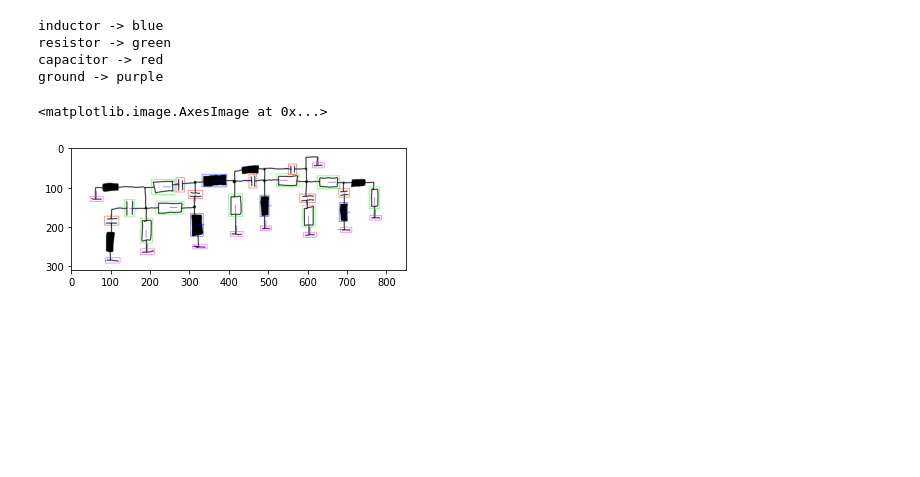
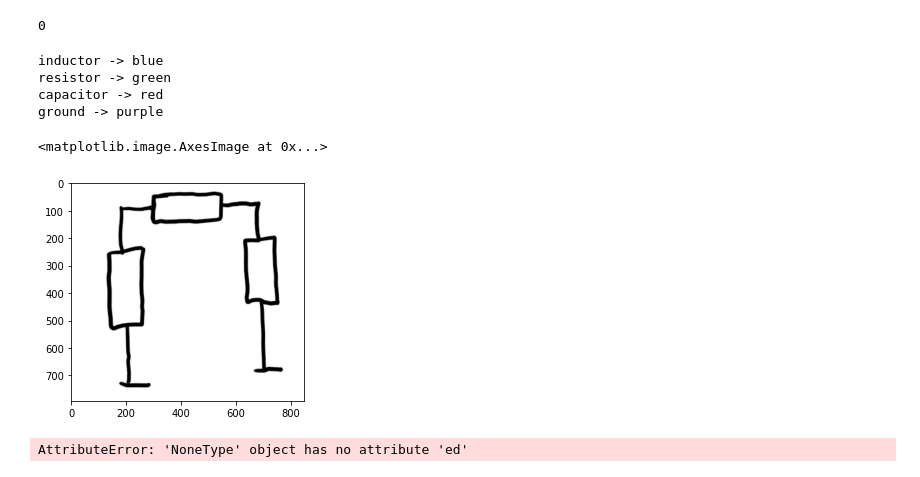
Before and after one commit to Chris022/smarter-circuits, a Jupyter notebook: src/main.ipynb, the cells around one changed output. Saved outputs shown, nothing was run; the diff lists cells and outputs as text; code cells hidden in the pictures; blank space fills up the shorter version.

```diff
--- a/src/main.ipynb
+++ b/src/main.ipynb
@@ -16,9 +25,9 @@ import string
 # %%
-name = "raf_1.png"
+name = "5.png"
 
-image = utils.loadImage(path="./../resources/testImages",name=name, resize=(850,None))
+image = utils.loadImage(path="./../resources/testImages",name=name, resize=(350,None))
 
-colorImage = utils.loadImage(path="./../resources/testImages",name=name, resize=(850,None), color=True)
+colorImage = utils.loadImage(path="./../resources/testImages",name=name, resize=(350,None), color=True)
 
 plt.imshow(image, cmap='gray')
 plt.figure()
@@ -92,28 +93,46 @@ print(len(predictions))
+# %%
+cc.loadModel()
+
+predictions = []
+
+for comp in components:
+    box = comp[0]
+    matches = comp[1]
+    buildingType = cc.predict(box,image)[0]
+    rot = cc.predict(box,image)[1]
+    predictions.append((box,matches,buildingType,rot))
+print(len(predictions))
+# %% [output]
+0
 # %%
-for i in range(0, len(boundingBoxes)):
-    colorImage = utils.drawArrow(colorImage,boundingBoxes[i],predictions[i][1],[255,0,0])
-    if predictions[i][0] == "inductor":
-        colorImage = utils.drawRect(colorImage,boundingBoxes[i],[255,0,0])
-    elif predictions[i][0] == "resistor":
-        colorImage = utils.drawRect(colorImage,boundingBoxes[i],[0,255,0])
-    elif predictions[i][0] == "capacitor":
-        colorImage = utils.drawRect(colorImage,boundingBoxes[i],[0,0,255])
-    elif predictions[i][0] == "ground":
-        colorImage = utils.drawRect(colorImage,boundingBoxes[i],[255,0,255])
+for i in range(0, len(predictions)):
+    colorImage = utils.drawArrow(colorImage,predictions[i][0],predictions[i][3],[255,0,0])
+    if predictions[i][2] == "inductor":
+        colorImage = utils.drawRect(colorImage,predictions[i][0],[255,0,0])
+    elif predictions[i][2] == "resistor":
+        colorImage = utils.drawRect(colorImage,predictions[i][0],[0,255,0])
+    elif predictions[i][2] == "capacitor":
+        colorImage = utils.drawRect(colorImage,predictions[i][0],[0,0,255])
+    elif predictions[i][2] == "ground":
+        colorImage = utils.drawRect(colorImage,predictions[i][0],[255,0,255])
 
 print("inductor -> blue")
 print("resistor -> green")
 print("capacitor -> red")
 print("ground -> purple")
 
 
 utils.saveImage(name="boundingBoxes.png", image=colorImage, color=True)
 colorImage = cv2.cvtColor(colorImage, cv2.COLOR_BGR2RGB)
 plt.imshow(colorImage)
 # %% [output]
 inductor -> blue
 resistor -> green
 capacitor -> red
 ground -> purple
 <matplotlib.image.AxesImage at 0x...>
-[figure, old version]
+[figure, new version]
+# %%
+cg.createLTSpiceFile(predictions,graph,"./out.asc")
+# %% [output]
+AttributeError: 'NoneType' object has no attribute 'ed'
```
Also changed, not shown: parts of 5 cells of this notebook.
